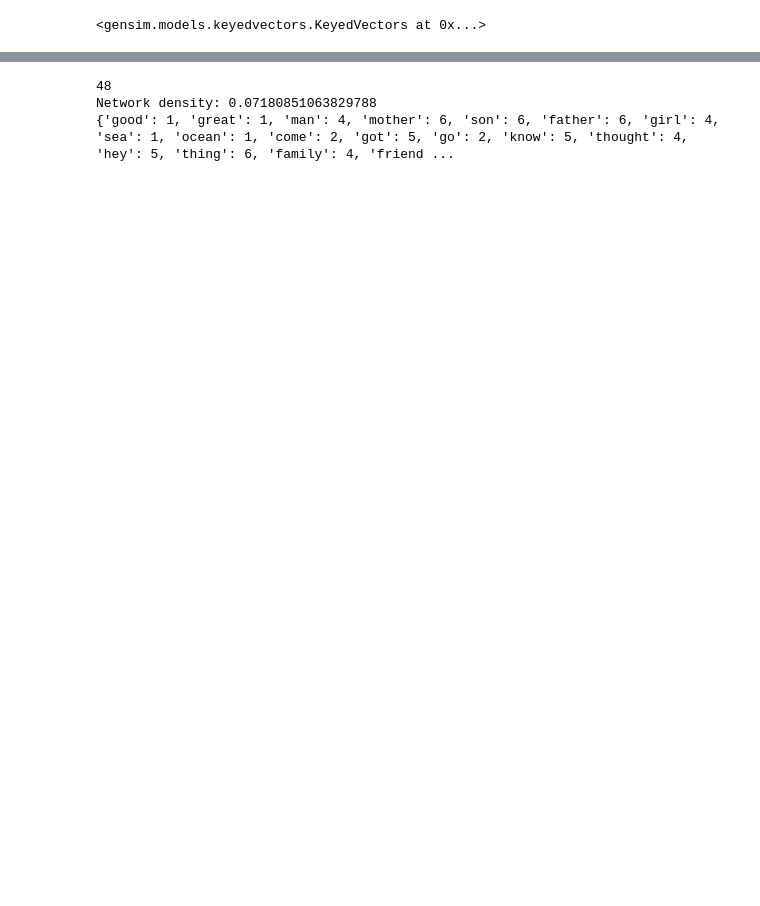
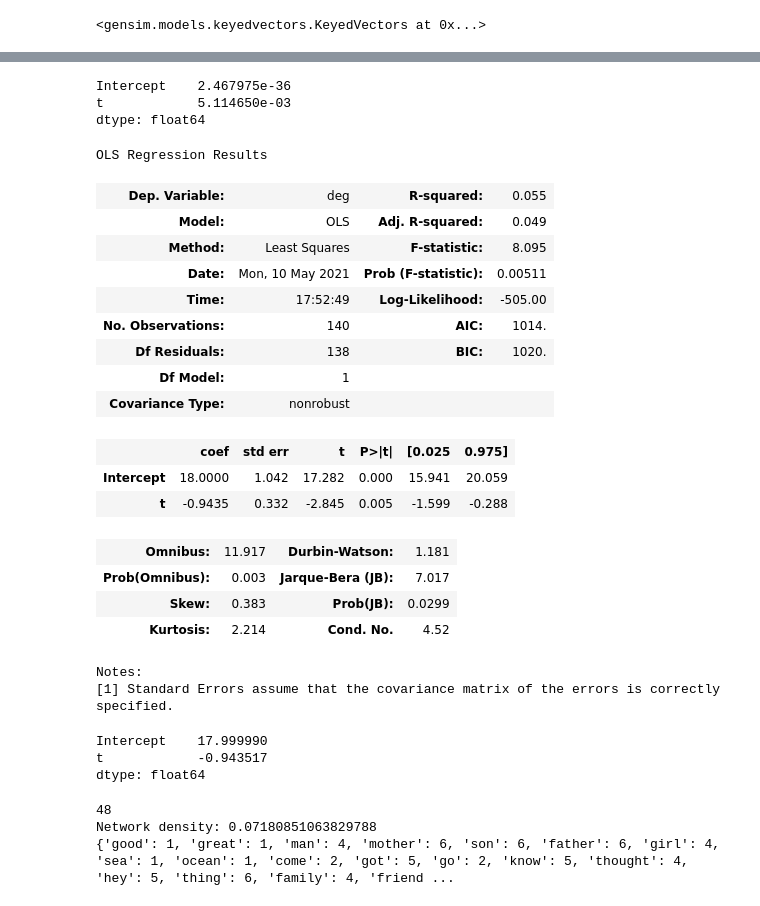
Before and after one commit to jonathanlu02/lexical-classes-lstm, a Jupyter notebook: Networks.ipynb, the cells around one changed output, grey strips where cells are left out. Saved outputs shown, nothing was run; the diff lists cells and outputs as text; code cells hidden in the pictures; blank space fills up the shorter version.

```diff
--- a/Networks.ipynb
+++ b/Networks.ipynb
@@ -246,3 +506,38 @@ tokens = text.split()
+# %%
+lm = smf.ols(formula='deg ~ t', data=degree_df).fit()
+lm.pvalues
+# %% [output]
+Intercept    2.467975e-36
+t            5.114650e-03
+dtype: float64
+# %%
+lm.summary()
+# %% [output]
+OLS Regression Results
+| Dep. Variable: | deg | R-squared: | 0.055 |
+| Model: | OLS | Adj. R-squared: | 0.049 |
+| Method: | Least Squares | F-statistic: | 8.095 |
+| Date: | Mon, 10 May 2021 | Prob (F-statistic): | 0.00511 |
+| Time: | 17:52:49 | Log-Likelihood: | -505.00 |
+| No. Observations: | 140 | AIC: | 1014. |
+| Df Residuals: | 138 | BIC: | 1020. |
+| Df Model: | 1 |  |  |
+| Covariance Type: | nonrobust |  |  |
+|  | coef | std err | t | P>|t| | [0.025 | 0.975] |
+| Intercept | 18.0000 | 1.042 | 17.282 | 0.000 | 15.941 | 20.059 |
+| t | -0.9435 | 0.332 | -2.845 | 0.005 | -1.599 | -0.288 |
+| Omnibus: | 11.917 | Durbin-Watson: | 1.181 |
+| Prob(Omnibus): | 0.003 | Jarque-Bera (JB): | 7.017 |
+| Skew: | 0.383 | Prob(JB): | 0.0299 |
+| Kurtosis: | 2.214 | Cond. No. | 4.52 |
+Notes:
+[1] Standard Errors assume that the covariance matrix of the errors is correctly specified.
+# %%
+lm.params
+# %% [output]
+Intercept    17.999990
+t            -0.943517
+dtype: float64
 # %%
 G = nx.Graph()
 
```
Also changed, not shown: parts of 36 cells of this notebook, 3 other files.
